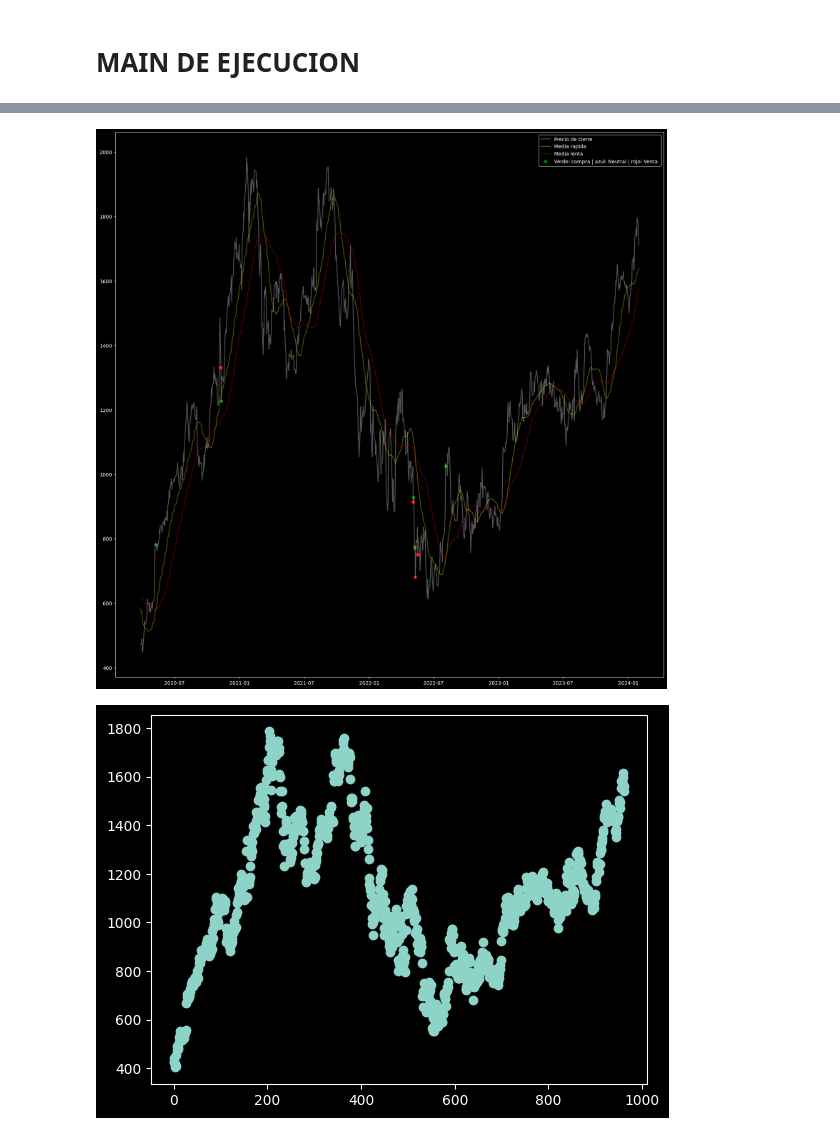
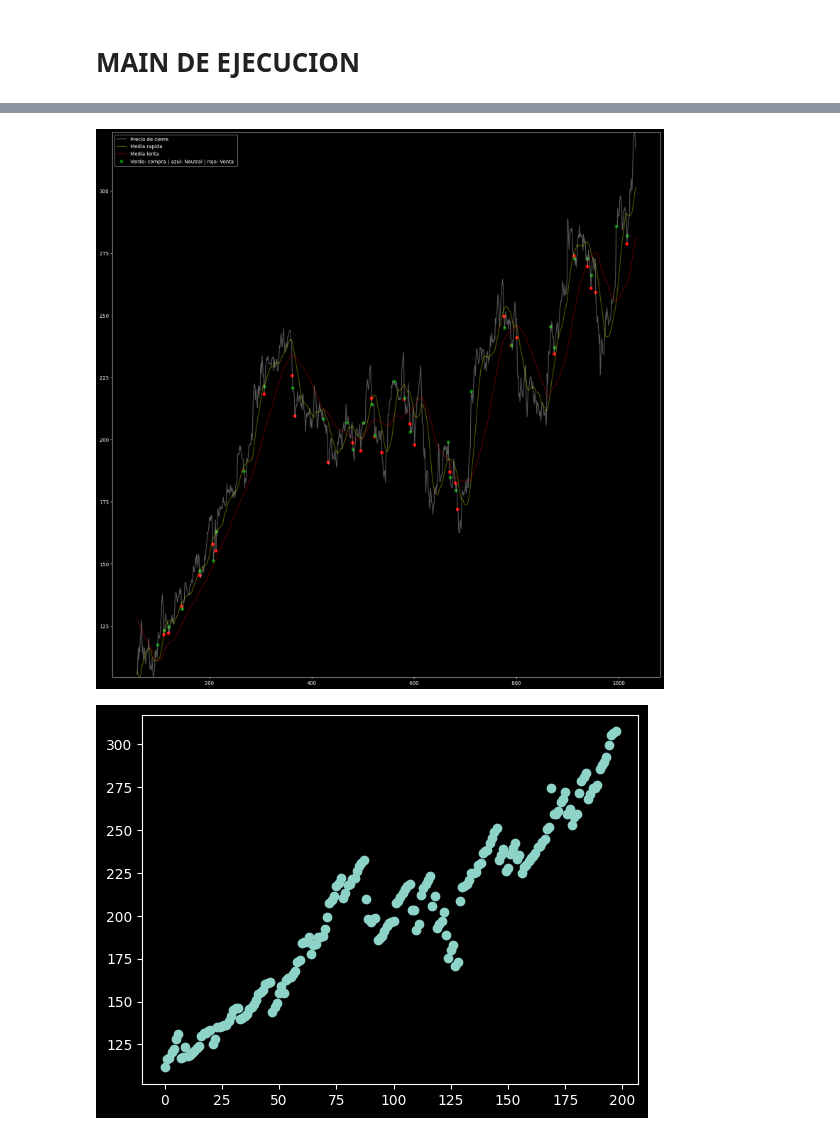
Before and after one commit to gastonbenitez2001/Exploracion-de-datos, a Jupyter notebook: src/acciones exploracion/analisis_tecnico.ipynb, the cells around one changed output, grey strips where cells are left out. Saved outputs shown, nothing was run; the diff lists cells and outputs as text; code cells hidden in the pictures.

```diff
--- a/src/acciones exploracion/analisis_tecnico.ipynb
+++ b/src/acciones exploracion/analisis_tecnico.ipynb
@@ -406,0 +485,10 @@ Date
+# %%
+fecha_actual = str(datetime.now().year)+"-"+str(datetime.now().month)+"-"+str(datetime.now().day)
+
+fecha_inicio = "2020-01-01"
+fecha_fin = "2024-01-01"
+periocidad = "1d"
+stoploss = 5 #--> Porcentualmente hablando
+
+df,lista_stoploss,list_stoploss_previo_venta = estrategy_profit_stoploss('CAT',fecha_inicio,fecha_actual,periocidad,stoploss)
+variaciones = evaluar_ganancias_perdidas(df)
@@ -407,5 +514,6 @@ Date
 # %%
 visualizacion_prueba(df,lista_stoploss)
+grafico_variaciones(variaciones)
 # %% [output]
-[figure, old version]
+[figure, new version]
-[figure, old version]
+[figure, new version]
```
Also changed, not shown: parts of 8 cells of this notebook, 2 other files.
